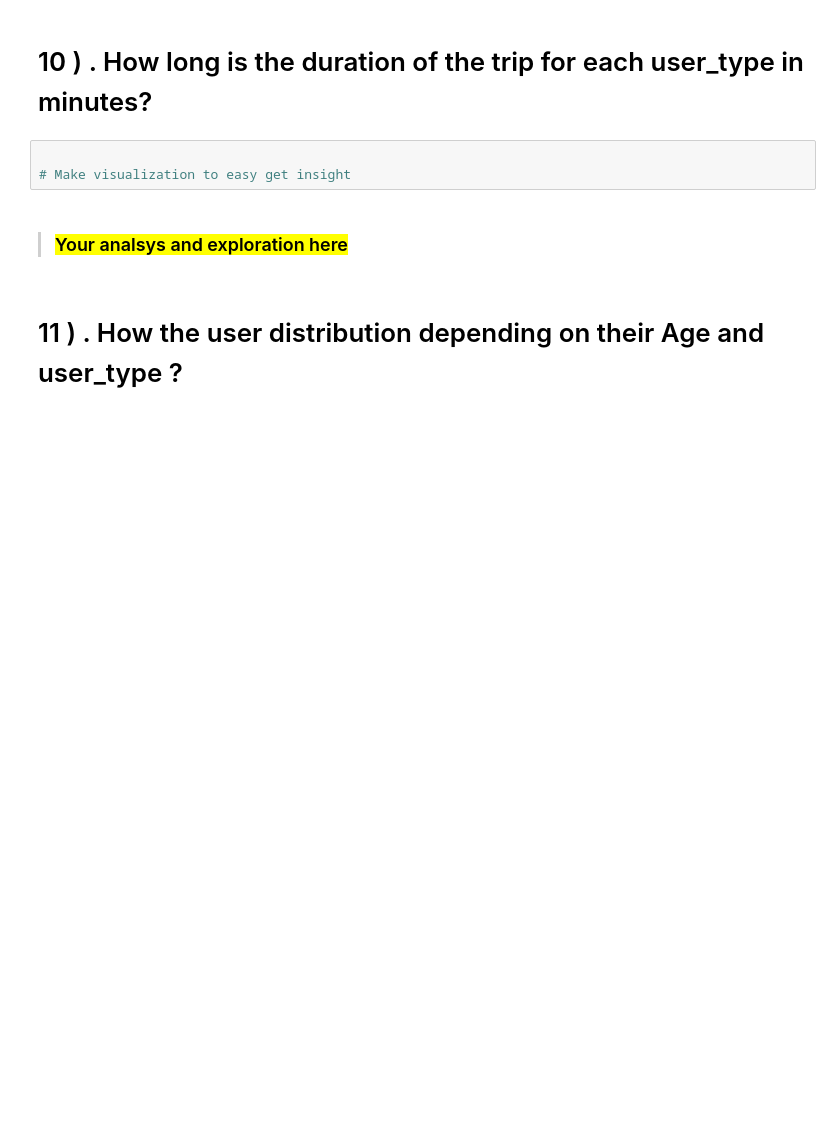
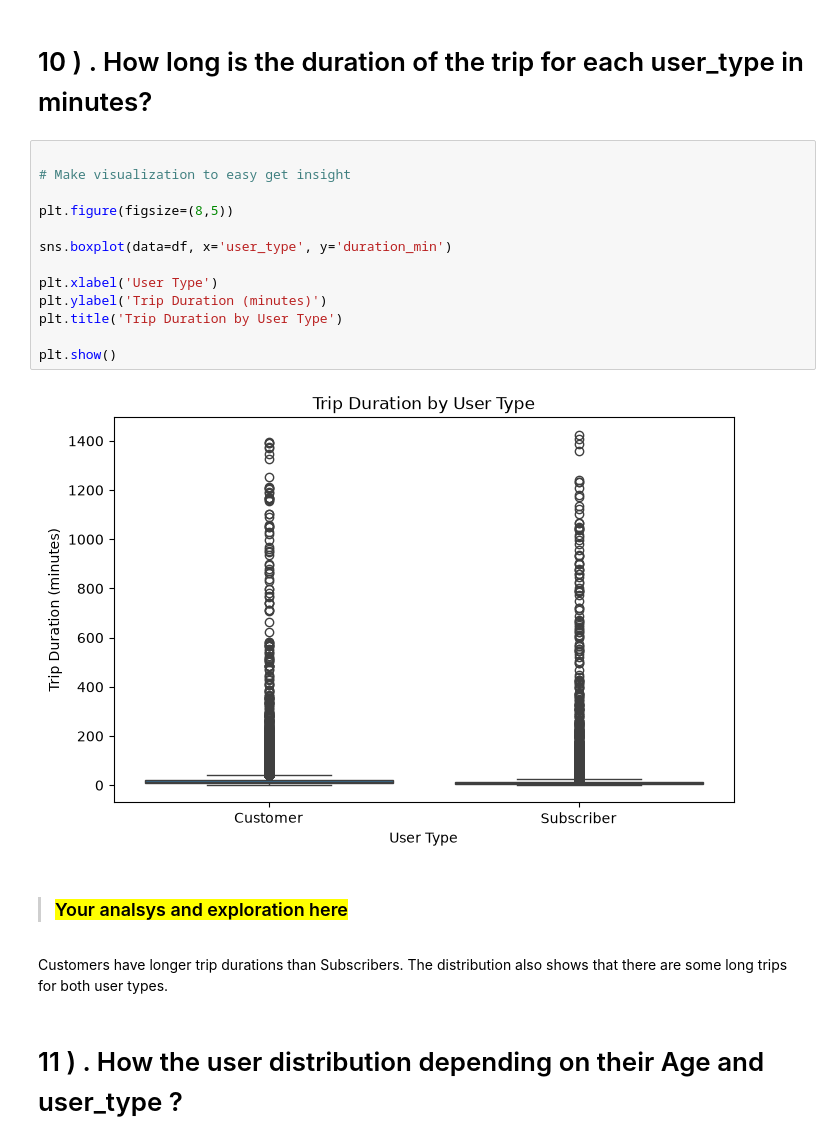
Before and after one commit to Maha-123-dot/Ai_diploma_master, a Jupyter notebook: data science_final project/datasciece-Final-Project.ipynb, the cells around one changed output. Drawn from its saved outputs; the diff is of its cells as text; blank space fills up the shorter version.

```diff
--- a/data science_final project/datasciece-Final-Project.ipynb
+++ b/data science_final project/datasciece-Final-Project.ipynb
@@ -699,8 +740,23 @@ Now let's investigate relationships between pairs of variables in our data.
 # %%
 
 # Make visualization to easy get insight
+
+plt.figure(figsize=(8,5))
+
+sns.boxplot(data=df, x='user_type', y='duration_min')
+
+plt.xlabel('User Type')
+plt.ylabel('Trip Duration (minutes)')
+plt.title('Trip Duration by User Type')
+
+plt.show()
+# %% [output]
+[figure, added]
 # %% [markdown]
 > ### <mark>Your analsys and exploration here </mark>
+# %% [markdown]
+Customers have longer trip durations than Subscribers.
+The distribution also shows that there are some long trips for both user types.
 # %% [markdown]
 # <a id="11">  11 ) . How the user distribution depending on their Age and user_type ? </a>
 # %%
```
Also changed, not shown: parts of 19 cells of this notebook.
